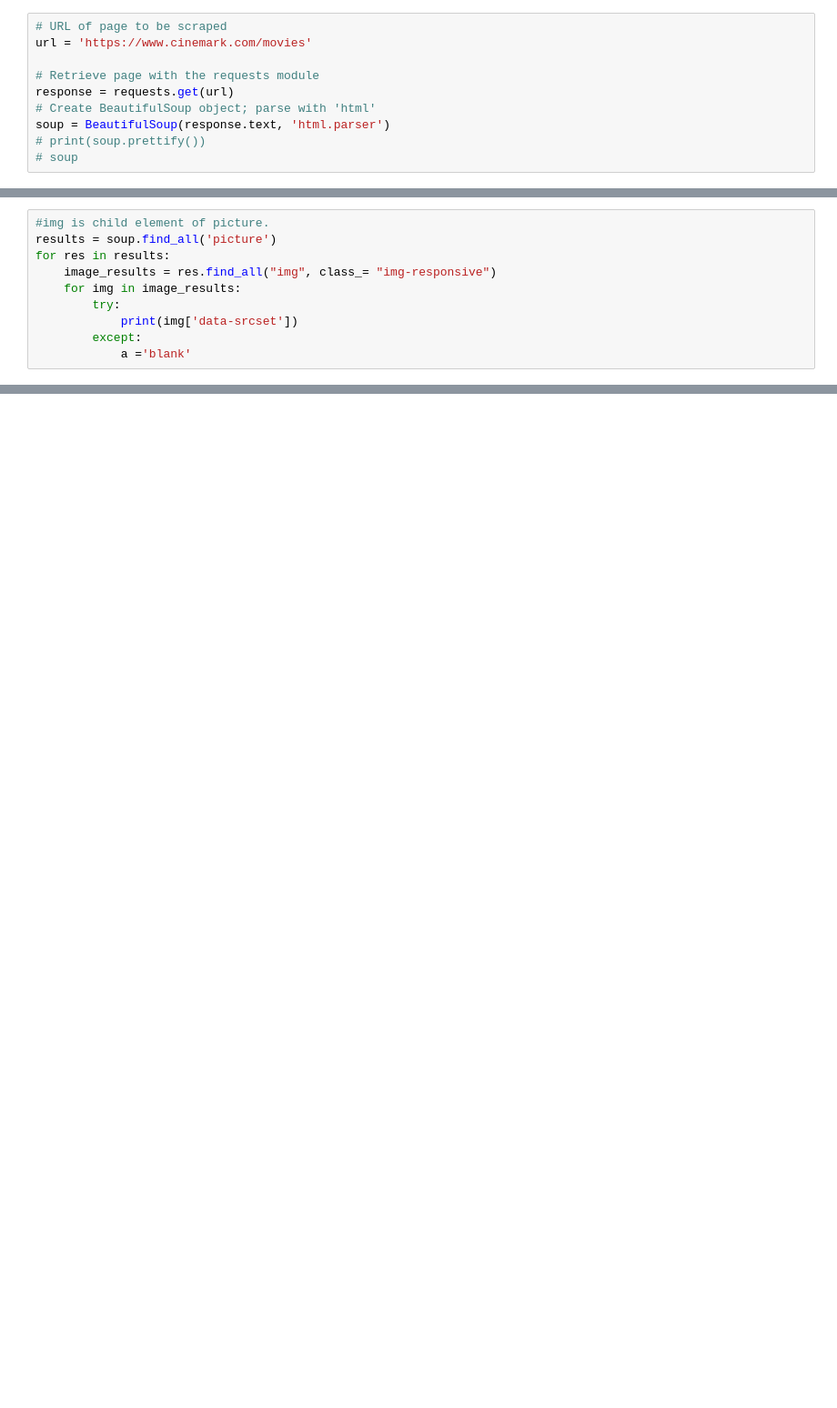
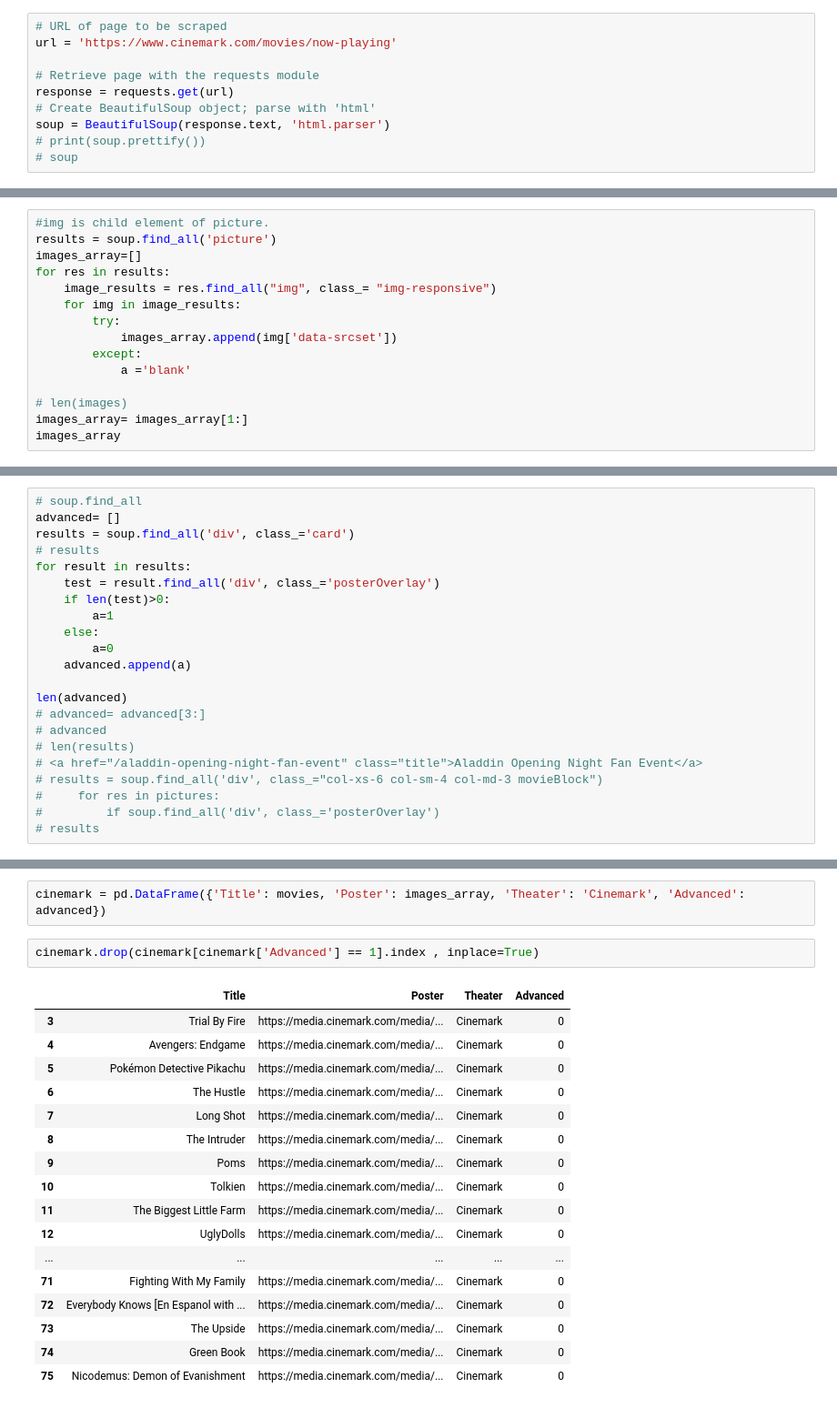
Before and after one commit to jaeglee94/ETL-JHD, a Jupyter notebook: Scrapers/movie_posters_cinemark.ipynb, the cells around one changed output, grey strips where cells are left out. Shown at 91% size. Saved outputs shown, nothing was run; the diff lists cells and outputs as text; blank space fills up the shorter version.

```diff
--- a/Scrapers/movie_posters_cinemark.ipynb
+++ b/Scrapers/movie_posters_cinemark.ipynb
@@ -8,6 +11,6 @@ from splinter import Browser
 # %%
 # URL of page to be scraped
-url = 'https://www.cinemark.com/movies'
+url = 'https://www.cinemark.com/movies/now-playing'
 
 # Retrieve page with the requests module
 response = requests.get(url)
@@ -52,11 +40,16 @@ movies
 # %%
 #img is child element of picture.
 results = soup.find_all('picture')
+images_array=[]
 for res in results:
     image_results = res.find_all("img", class_= "img-responsive")
     for img in image_results:
         try:
-            print(img['data-srcset'])
+            images_array.append(img['data-srcset'])
         except:
             a ='blank'
+
+# len(images)
+images_array= images_array[1:]
+images_array
 # %% [output]
@@ -79,0 +73,22 @@ https://media.cinemark.com/media/70149/md_steel_magnolias.jpg
+# %%
+# soup.find_all
+advanced= []
+results = soup.find_all('div', class_='card')
+# results
+for result in results:
+    test = result.find_all('div', class_='posterOverlay')
+    if len(test)>0:
+        a=1
+    else:
+        a=0
+    advanced.append(a)
+
+len(advanced)
+# advanced= advanced[3:]
+# advanced
+# len(results)
+# <a href="/aladdin-opening-night-fan-event" class="title">Aladdin Opening Night Fan Event</a>
+# results = soup.find_all('div', class_="col-xs-6 col-sm-4 col-md-3 movieBlock")
+#     for res in pictures:
+#         if soup.find_all('div', class_='posterOverlay')
+# results
@@ -79,0 +97,22 @@ https://media.cinemark.com/media/70149/md_steel_magnolias.jpg
+# %%
+cinemark = pd.DataFrame({'Title': movies, 'Poster': images_array, 'Theater': 'Cinemark', 'Advanced': advanced})
+# %%
+cinemark.drop(cinemark[cinemark['Advanced'] == 1].index , inplace=True)
+# %% [output]
+|  | Title | Poster | Theater | Advanced |
+| 3 | Trial By Fire | https://media.cinemark.com/media/... | Cinemark | 0 |
+| 4 | Avengers: Endgame | https://media.cinemark.com/media/... | Cinemark | 0 |
+| 5 | Pokémon Detective Pikachu | https://media.cinemark.com/media/... | Cinemark | 0 |
+| 6 | The Hustle | https://media.cinemark.com/media/... | Cinemark | 0 |
+| 7 | Long Shot | https://media.cinemark.com/media/... | Cinemark | 0 |
+| 8 | The Intruder | https://media.cinemark.com/media/... | Cinemark | 0 |
+| 9 | Poms | https://media.cinemark.com/media/... | Cinemark | 0 |
+| 10 | Tolkien | https://media.cinemark.com/media/... | Cinemark | 0 |
+| 11 | The Biggest Little Farm | https://media.cinemark.com/media/... | Cinemark | 0 |
+| 12 | UglyDolls | https://media.cinemark.com/media/... | Cinemark | 0 |
+| ... | ... | ... | ... | ... |
+| 71 | Fighting With My Family | https://media.cinemark.com/media/... | Cinemark | 0 |
+| 72 | Everybody Knows [En Espanol with ... | https://media.cinemark.com/media/... | Cinemark | 0 |
+| 73 | The Upside | https://media.cinemark.com/media/... | Cinemark | 0 |
+| 74 | Green Book | https://media.cinemark.com/media/... | Cinemark | 0 |
+| 75 | Nicodemus: Demon of Evanishment | https://media.cinemark.com/media/... | Cinemark | 0 |
```
Also changed, not shown: parts of 11 cells of this notebook.
